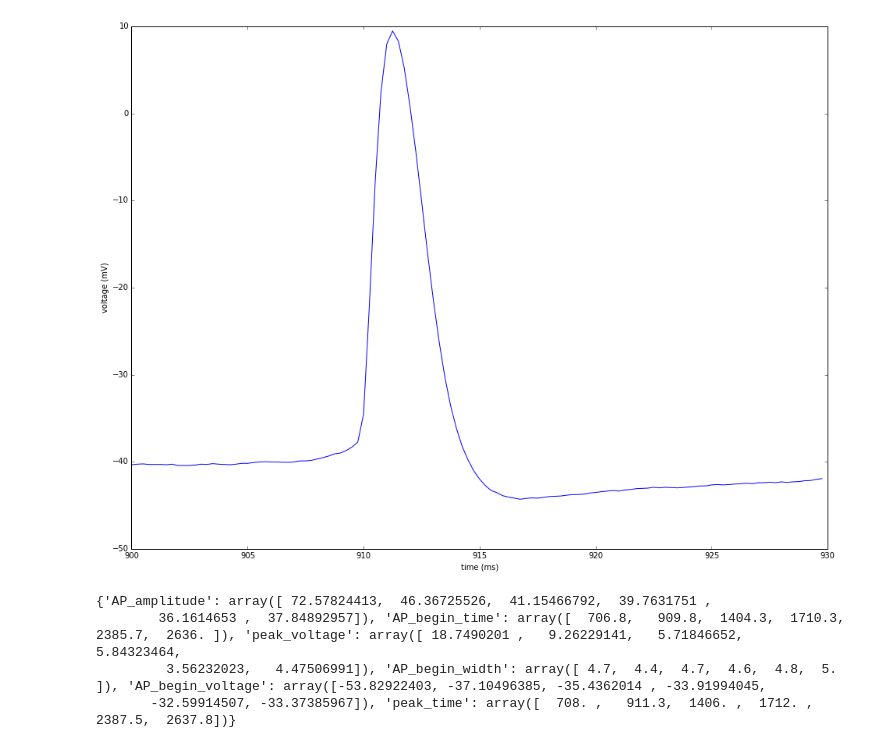
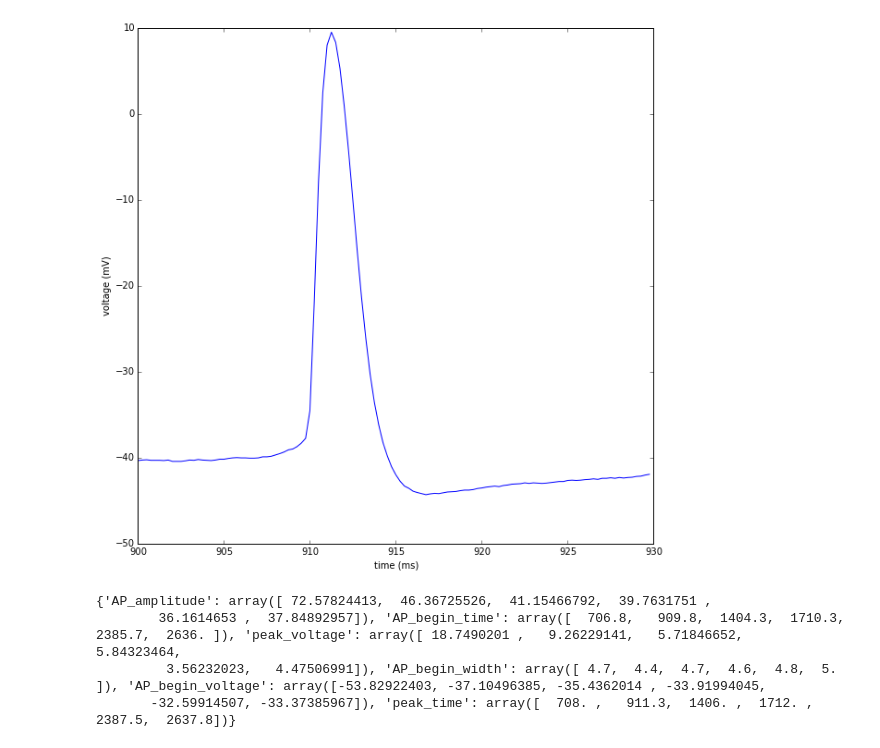
Before and after one commit to BlueBrain/eFEL, a Jupyter notebook: examples/basic/basic_notebook1.ipynb, the cells around one changed output. Cells and saved outputs as stored; diff of their text form; code cells hidden in the pictures.

```diff
--- a/examples/basic/basic_notebook1.ipynb
+++ b/examples/basic/basic_notebook1.ipynb
@@ -38,7 +18,7 @@ time = test_data[:,0]
 voltage = test_data[:, 1]
 # %%
 from matplotlib import pyplot as plt
-plt.rcParams['figure.figsize'] = 16, 12
+plt.rcParams['figure.figsize'] = 10, 10
 
 plt.plot(time, voltage)
 plt.show()
@@ -47,13 +27,13 @@ plt.show()
 # %%
 from matplotlib import pyplot as plt
-plt.rcParams['figure.figsize'] = 16, 12
+plt.rcParams['figure.figsize'] = 10, 10
 time_spike_indices = numpy.where((time > 900) & (time < 930))
 time_spike = time[time_spike_indices]
 voltage_spike = voltage[time_spike_indices]
 plt.plot(time_spike, voltage_spike)
 plt.xlabel('time (ms)')
 plt.ylabel('voltage (mV)')
 plt.show()
 # %% [output]
-[figure, old version]
+[figure, new version]
 # %%
```
Also changed, not shown: parts of 4 cells of this notebook, 1 other file.
